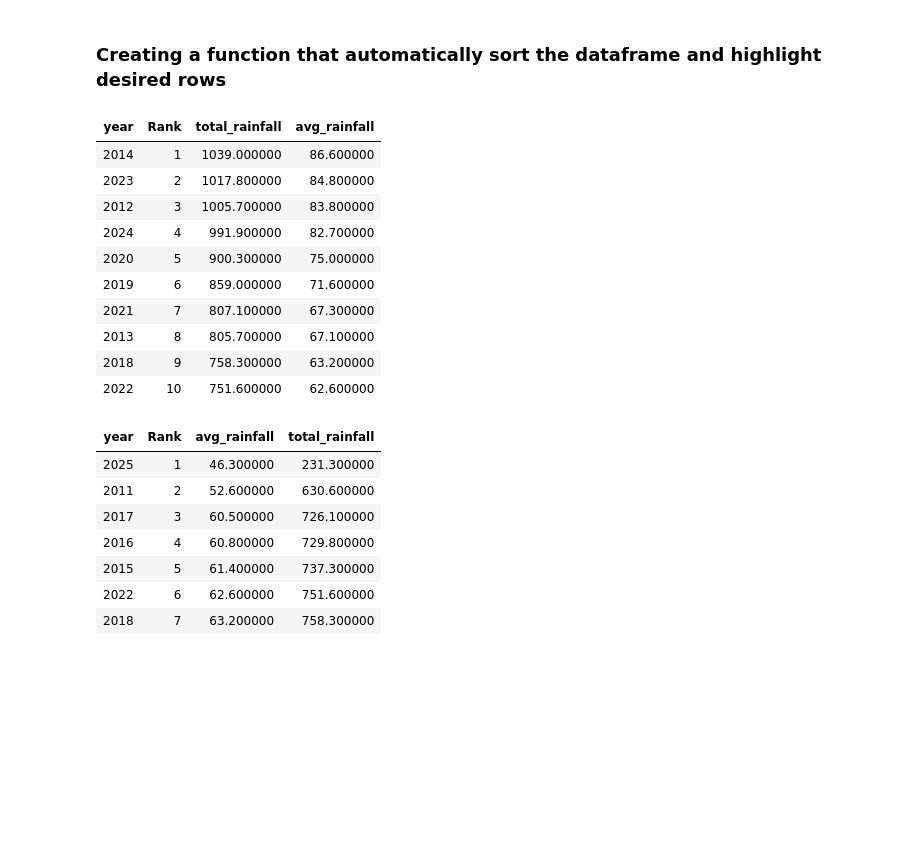
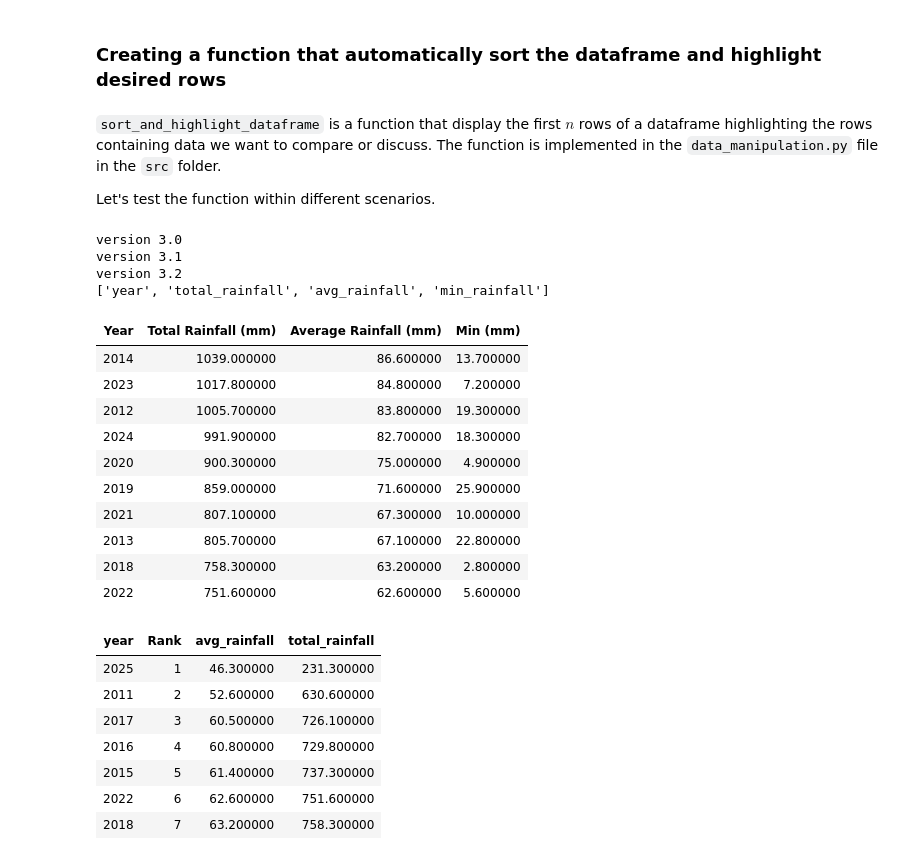
Before and after one commit to pacoraggio/London-Rainfall, a Jupyter notebook: data_source_analysis_and_manipulation.ipynb, the cells around one changed output. Drawn from its saved outputs; the diff is of its cells as text; code cells hidden in the pictures; blank space fills up the shorter version.

```diff
--- a/data_source_analysis_and_manipulation.ipynb
+++ b/data_source_analysis_and_manipulation.ipynb
@@ -178,0 +185,18 @@ rainfall_data_se.head()
+# %%
+# Function to assign water year (June to May)
+
+def assign_weather_year(row):
+    month = row['month'].lower()
+    year = row['year']
+
+    # June to December belong to the water year starting in that calendar year
+    if month in ['jun', 'jul', 'aug', 'sep', 'oct', 'nov', 'dec']:
+        return year
+    # January to May belong to the water year that started in the previous calendar year
+    else:  # jan, feb, mar, apr, may
+        return year - 1
+
+# Apply the function to create water year column
+# df_temp = df.copy()
+rainfall_data_se['assign_weather_year'] = rainfall_data_se.apply(assign_weather_year, axis=1)
+rainfall_data_se.head()
@@ -250,38 +281,46 @@ sorted_dataframe[['year', 'Rank', 'total_rainfall', 'avg_rainfall', 'median_rain
 | 2011 | 15 | 630.600000 | 52.600000 | 47.400000 |
 # %% [markdown]
 ### Creating a function that automatically sort the dataframe and highlight desired rows
+# %% [markdown]
+`sort_and_highlight_dataframe` is a function that display the first $n$ rows of a dataframe highlighting the rows containing data we want to compare or discuss. The function is implemented in the `data_manipulation.py` file in the `src` folder.
+
+Let's test the function within different scenarios.
 # %%
 import importlib
 from src.data_manipulation import sort_and_highlight_dataframe
 # %%
 import src.data_manipulation
 importlib.reload(src.data_manipulation)
 from src.data_manipulation import sort_and_highlight_dataframe
 
 
 # Highlight multiple years
 result = sort_and_highlight_dataframe(
     df=rainfall_se[rainfall_se['year'] > 2010],
     sort_column='total_rainfall',
-    columns_to_display=['year', 'total_rainfall', 'avg_rainfall'],
+    columns_to_display=['year', 'total_rainfall', 'avg_rainfall', 'min_rainfall'],
     highlight_condition={'year': [2024]},
-    add_rank = True,
+    add_rank = False,
     n_rows=10  # Show only top 10
 )
 
 result
 # %% [output]
+version 3.0
+version 3.1
+version 3.2
+['year', 'total_rainfall', 'avg_rainfall', 'min_rainfall']
-| year | Rank | total_rainfall | avg_rainfall |
-| 2014 | 1 | 1039.000000 | 86.600000 |
-| 2023 | 2 | 1017.800000 | 84.800000 |
-| 2012 | 3 | 1005.700000 | 83.800000 |
-| 2024 | 4 | 991.900000 | 82.700000 |
-| 2020 | 5 | 900.300000 | 75.000000 |
-| 2019 | 6 | 859.000000 | 71.600000 |
-| 2021 | 7 | 807.100000 | 67.300000 |
-| 2013 | 8 | 805.700000 | 67.100000 |
-| 2018 | 9 | 758.300000 | 63.200000 |
-| 2022 | 10 | 751.600000 | 62.600000 |
+| Year | Total Rainfall (mm) | Average Rainfall (mm) | Min (mm) |
+| 2014 | 1039.000000 | 86.600000 | 13.700000 |
+| 2023 | 1017.800000 | 84.800000 | 7.200000 |
+| 2012 | 1005.700000 | 83.800000 | 19.300000 |
+| 2024 | 991.900000 | 82.700000 | 18.300000 |
+| 2020 | 900.300000 | 75.000000 | 4.900000 |
+| 2019 | 859.000000 | 71.600000 | 25.900000 |
+| 2021 | 807.100000 | 67.300000 | 10.000000 |
+| 2013 | 805.700000 | 67.100000 | 22.800000 |
+| 2018 | 758.300000 | 63.200000 | 2.800000 |
+| 2022 | 751.600000 | 62.600000 | 5.600000 |
 # %%
 # Visualizing the data with 2 conditions
 # and setting the color background for that rows
```
Also changed, not shown: parts of 24 cells of this notebook, 3 other files.
